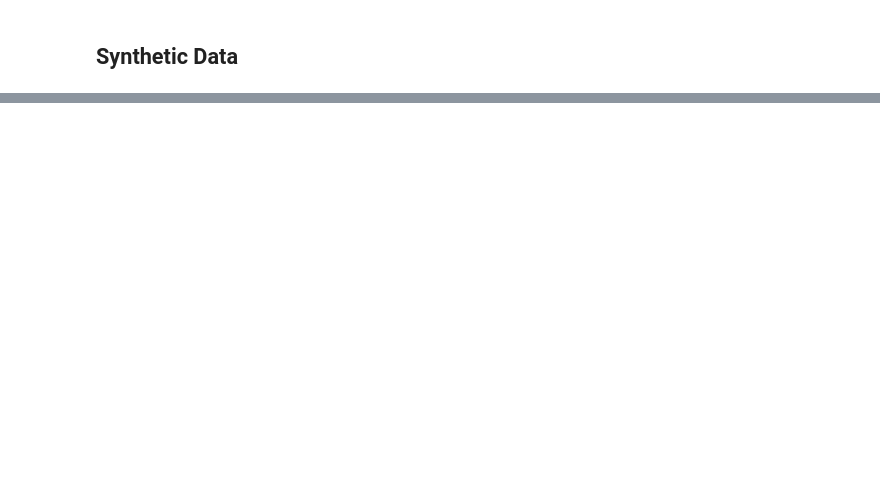
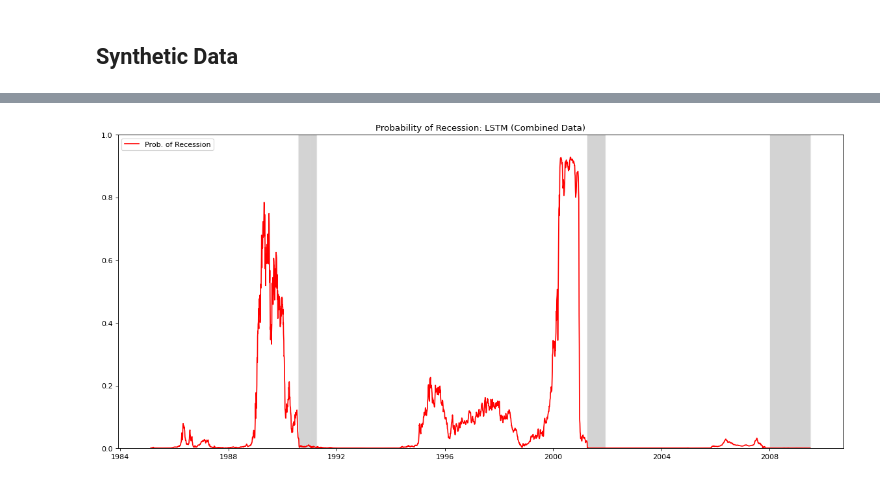
Before and after one commit to sdannels/synthetic_time_series_forecasting, a Jupyter notebook: synthetic_recession_classifier.ipynb, the cells around one changed output, grey strips where cells are left out. Drawn from its saved outputs; the diff is of its cells as text; code cells hidden in the pictures; blank space fills up the shorter version.

```diff
--- a/synthetic_recession_classifier.ipynb
+++ b/synthetic_recession_classifier.ipynb
@@ -322,0 +325,6 @@ plot_recession_prob(LSTM_synth_prob_recession, 'Probability of Recession: LSTM (
+# %%
+# combine features for training
+train_x_combined = np.concatenate([train_x, synthetic_features], axis = 0)
+print(train_x_combined.shape)
+train_y_combined = np.concatenate([train_y_encoded, train_synth_y_encoded], axis = 0)
+print(train_y_combined.shape)
@@ -322,0 +334,18 @@ plot_recession_prob(LSTM_synth_prob_recession, 'Probability of Recession: LSTM (
+# %%
+# configure classifier model
+LSTM_comb_model = Sequential()
+LSTM_comb_model.add(LSTM(30, activation='tanh', input_shape=(train_x_combined.shape[1], train_x_combined.shape[2])))
+LSTM_comb_model.add(Dropout(0.5))
+LSTM_comb_model.add(Dense(100, activation = 'tanh'))
+LSTM_comb_model.add(Dense(2, activation = 'softmax'))
+LSTM_comb_model.compile(loss = 'categorical_crossentropy', optimizer = 'adam', metrics = ['accuracy'])
+# %%
+# if true, load a pretrained model instead of training
+load_comb_pretrain = True
+
+if load_comb_pretrain == True:
+  LSTM_comb_model = load_model("/content/drive/MyDrive/Models/LSTM_comb_classifier_model")
+else:
+  # fit model
+  LSTM_comb_model.fit(train_x_combined, train_y_combined,
+                      epochs = 50, batch_size = batch_size, verbose = 2)
@@ -322,0 +375,7 @@ plot_recession_prob(LSTM_synth_prob_recession, 'Probability of Recession: LSTM (
+# %%
+# predict on test data
+LSTM_comb_prob_recession = pd.Series(LSTM_comb_model.predict(test_x)[:,1])
+
+# plot results
+plot_recession_prob(LSTM_comb_prob_recession, 'Probability of Recession: LSTM (Combined Data)')
+# %% [output]
@@ -322,0 +383 @@ plot_recession_prob(LSTM_synth_prob_recession, 'Probability of Recession: LSTM (
+[figure, added]
```
Also changed, not shown: parts of 15 cells of this notebook.
